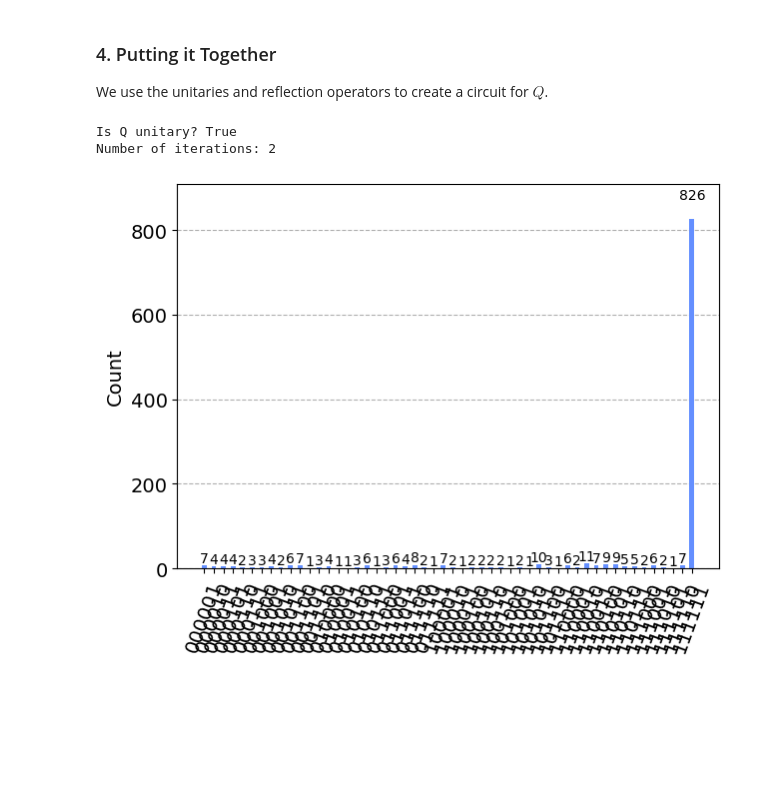
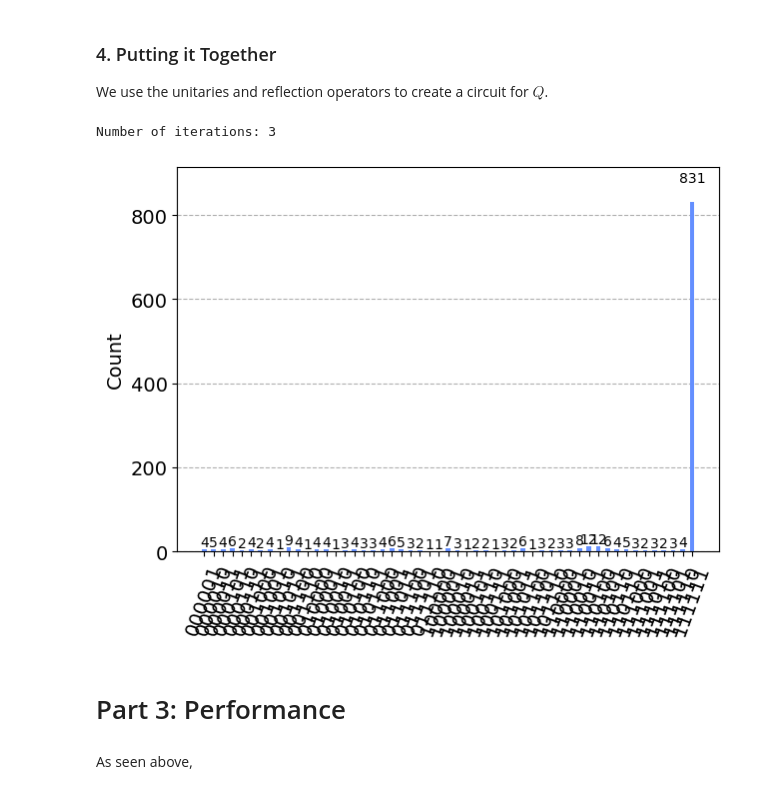
Before and after one commit to dandan002/ECE396-Final-Project, a Jupyter notebook: final-project_v3.ipynb, the cells around one changed output. Cells and saved outputs as stored; diff of their text form; code cells hidden in the pictures; blank space fills up the shorter version.

```diff
--- a/final-project_v3.ipynb
+++ b/final-project_v3.ipynb
@@ -202,47 +181,46 @@ We use the unitaries and reflection operators to create a circuit for $Q$.
 # %%
 from qiskit.visualization import plot_histogram
 from qiskit import Aer, transpile, execute
 
 # Compute Q = B_phi * U * A_phi * U_dagger
 U_dagger = U.conj().T
 Q = np.dot(B_phi, np.dot(U, np.dot(A_phi, U_dagger)))
 
-# Verify unitarity of Q
-is_unitary_Q = np.allclose(Q.conj().T @ Q, np.eye(2**n_qubits))
-print(f"Is Q unitary? {is_unitary_Q}")
-
-# Convert Q to a Qiskit operator
+# Convert Q to operator
 Q_operator = Operator(Q)
 
-# Build the quantum circuit
+# Build quantum circuit
 qc = QuantumCircuit(n_qubits)
 
-# Initialize the state |a>
+# Initialize state |a>
 qc.initialize(normalized_amplitudes, range(n_qubits))
 
-# Compute the number of iterations
-d = (int) (np.pi / (2 * np.arcsin(a)))  # Number of iterations
+# Compute number of iterations
+d = (int) (np.pi / (2 * np.arcsin(a))) + 1 # Number of iterations
 print(f"Number of iterations: {d}")
 
-# Apply the Q matrix
-for _ in range(d+1):
+# Apply Q matrix
+for _ in range(d):
     qc.unitary(Q_operator, range(n_qubits), label='Q')
 
-# Simulate the circuit
+# Simulate circuit
 simulator = Aer.get_backend('statevector_simulator')
 result = execute(qc, simulator).result()
 statevector = result.get_statevector()
 
-# Measure in computational basis for histogram
+# Measure for histogram
 qc.measure_all()
 simulator = Aer.get_backend('qasm_simulator')
 qc = transpile(qc, simulator)
 result = execute(qc, simulator, shots=1024).result()
 counts = result.get_counts()
 
-# Plot the histogram
+# Plot histogram
 plot_histogram(counts)
 # %% [output]
-Is Q unitary? True
-Number of iterations: 2
+Number of iterations: 3
-[figure, old version]
+[figure, new version]
+# %% [markdown]
+# Part 3: Performance
+# %% [markdown]
+As seen above,
```
Also changed, not shown: parts of 6 cells of this notebook.
